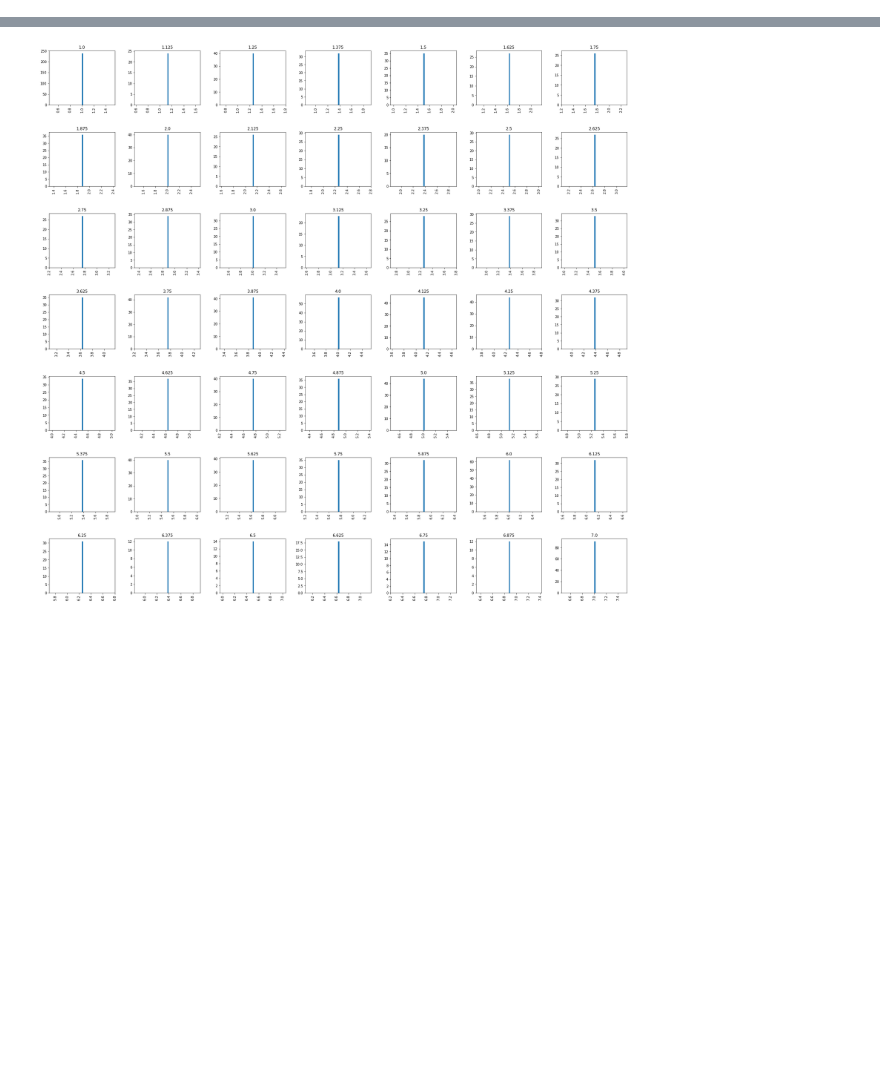
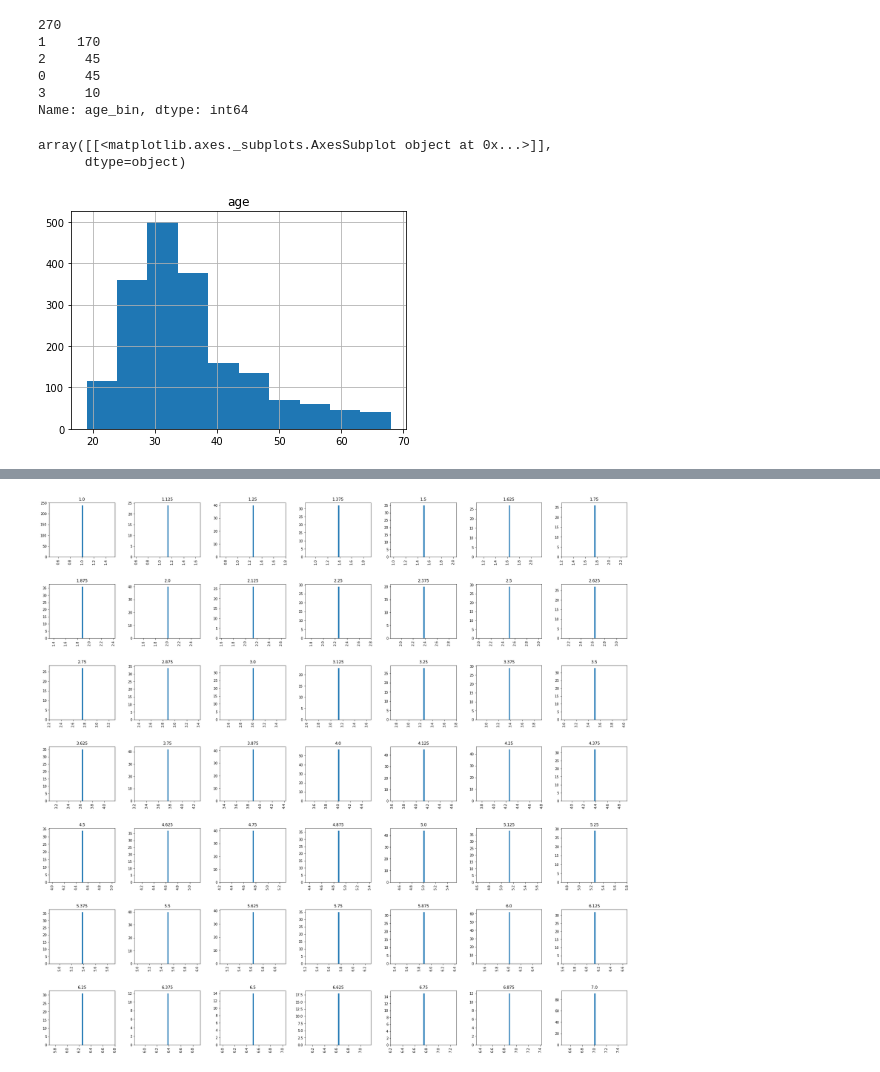
Before and after one commit to athrvkk/EACL-WASSA-2021-Empathy-Distress, a Jupyter notebook: notebooks/basic_data_visuals.ipynb, the cells around one changed output, grey strips where cells are left out. Cells and saved outputs as stored; diff of their text form; code cells hidden in the pictures; blank space fills up the shorter version.

```diff
--- a/notebooks/basic_data_visuals.ipynb
+++ b/notebooks/basic_data_visuals.ipynb
@@ -14,0 +88,11 @@ plt.show()
+# %%
+dev_data['age_bin'] = dev_data.age.apply(lambda x: categorize_age(x))
+print(sum((dev_data.age_bin.value_counts())))
+print((dev_data.age_bin.value_counts()))
+# %% [output]
+270
+1    170
+2     45
+0     45
+3     10
+Name: age_bin, dtype: int64
@@ -14,0 +114,6 @@ plt.show()
+# %%
+data.hist(column=['age'])
+# %% [output]
+array([[<matplotlib.axes._subplots.AxesSubplot object at 0x...>]],
+      dtype=object)
+[figure, added]
```
Also changed, not shown: parts of 16 cells of this notebook, 4 other files.
